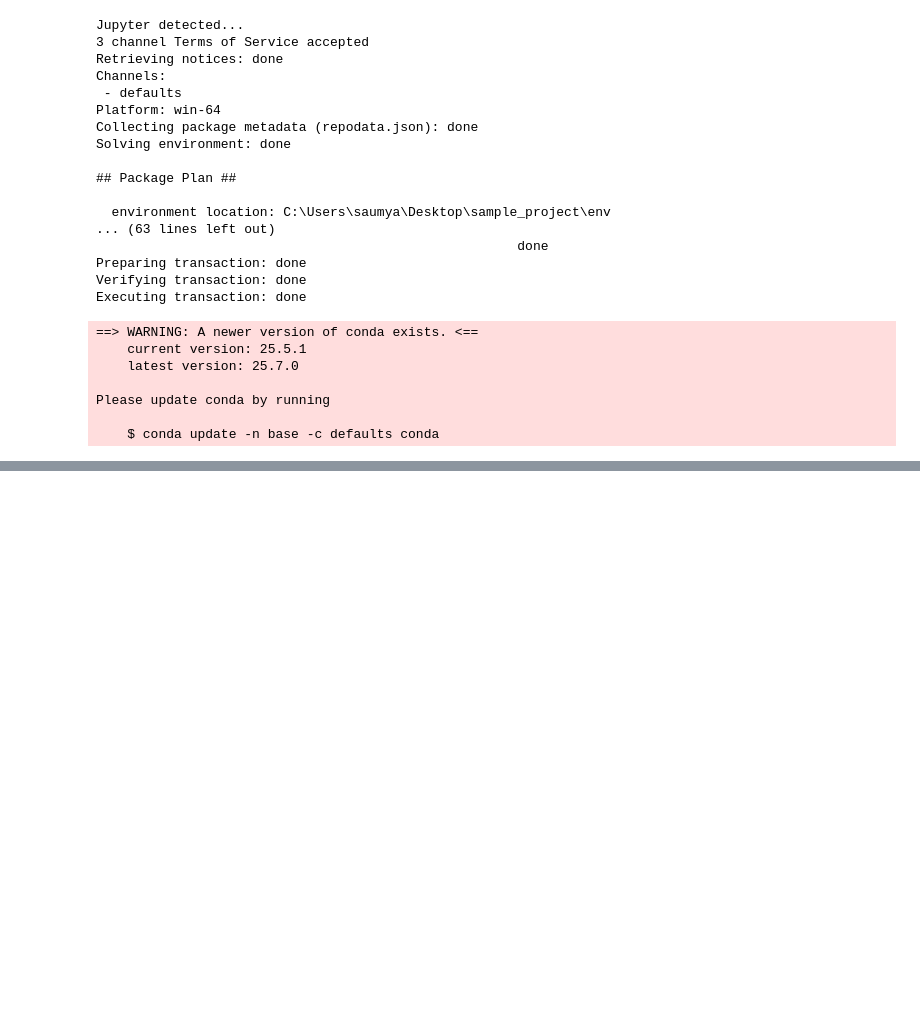
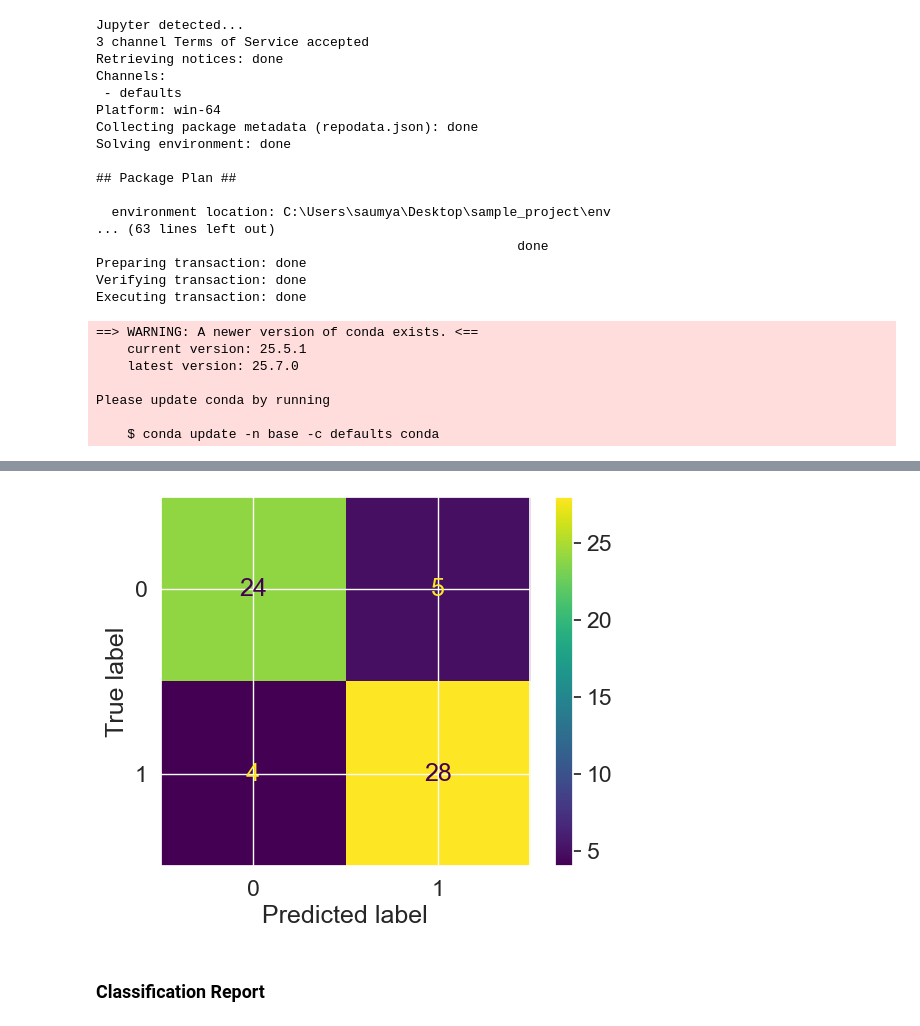
Before and after one commit to Saumyakhushlani/Introduction-to-Pandas-Numpy-Scikitlearn, a Jupyter notebook: Introduction-to-Scikit-learn.ipynb, the cells around one changed output, grey strips where cells are left out. Saved outputs shown, nothing was run; the diff lists cells and outputs as text; code cells hidden in the pictures; blank space fills up the shorter version.

```diff
--- a/Introduction-to-Scikit-learn.ipynb
+++ b/Introduction-to-Scikit-learn.ipynb
@@ -1137,9 +1137,3 @@ Executing transaction: done
 Please update conda by running
 
     $ conda update -n base -c defaults conda
-# %%
-from sklearn.metrics import confusion_matrix
-
-y_preds = clf.predict(X_test)
-
-confusion_matrix(y_test,y_preds)
@@ -1148,0 +1160,9 @@ array([[24,  5],
+# %%
+# Plot confusion matrix from predictions
+ConfusionMatrixDisplay.from_predictions(y_true=y_test,
+                                        y_pred=y_preds);
+plt.show()
+# %% [output]
+[figure, added]
+# %% [markdown]
+### Classification Report
```
Also changed, not shown: parts of 19 cells of this notebook.
